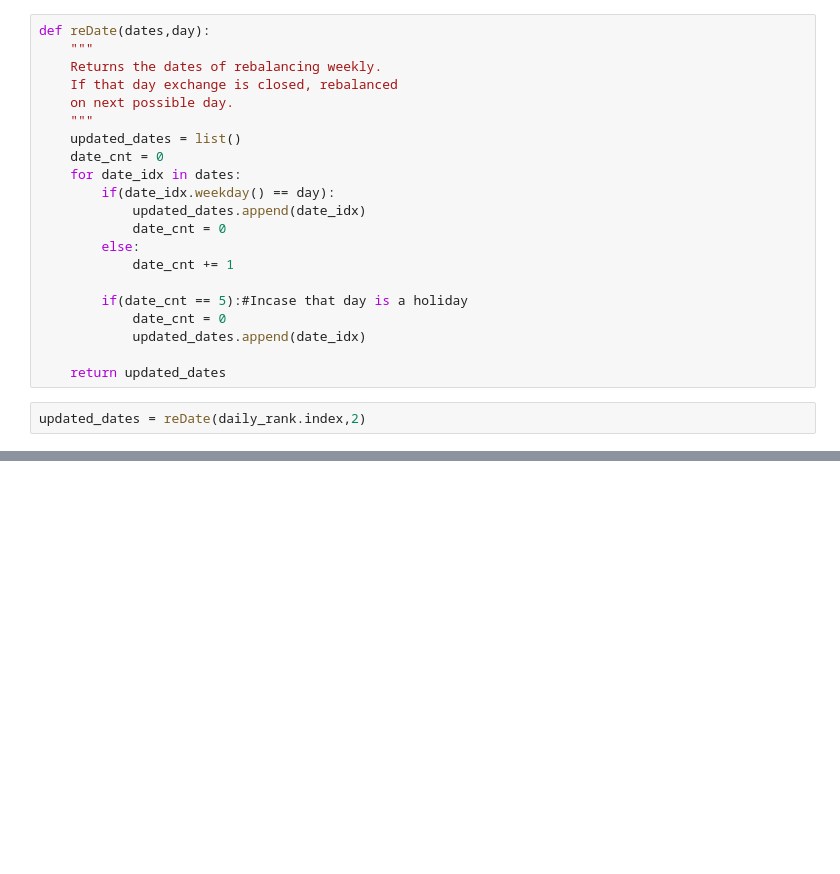
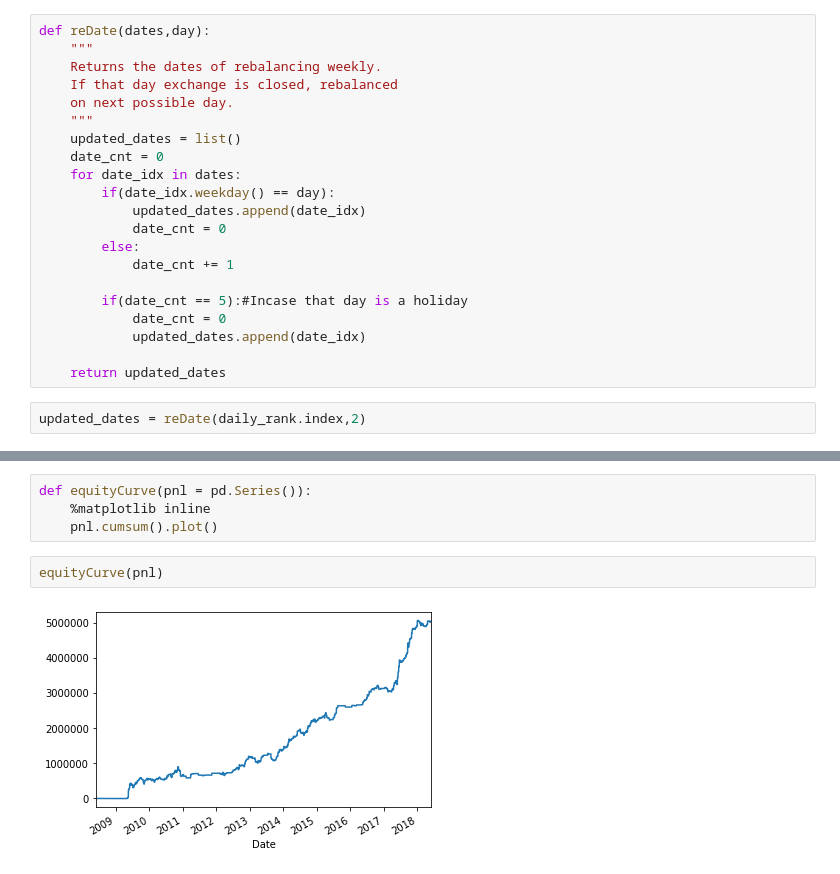
Before and after one commit to rkcah/Beta-Basket, a Jupyter notebook: Beta-Basket.ipynb, the cells around one changed output, grey strips where cells are left out. Saved outputs shown, nothing was run; the diff lists cells and outputs as text; blank space fills up the shorter version.

```diff
--- a/Beta-Basket.ipynb
+++ b/Beta-Basket.ipynb
@@ -216,0 +224,8 @@ plt.legend()
+# %%
+def equityCurve(pnl = pd.Series()):
+    %matplotlib inline
+    pnl.cumsum().plot()
+# %%
+equityCurve(pnl)
+# %% [output]
+[figure, added]
```
Also changed, not shown: parts of 15 cells of this notebook.
